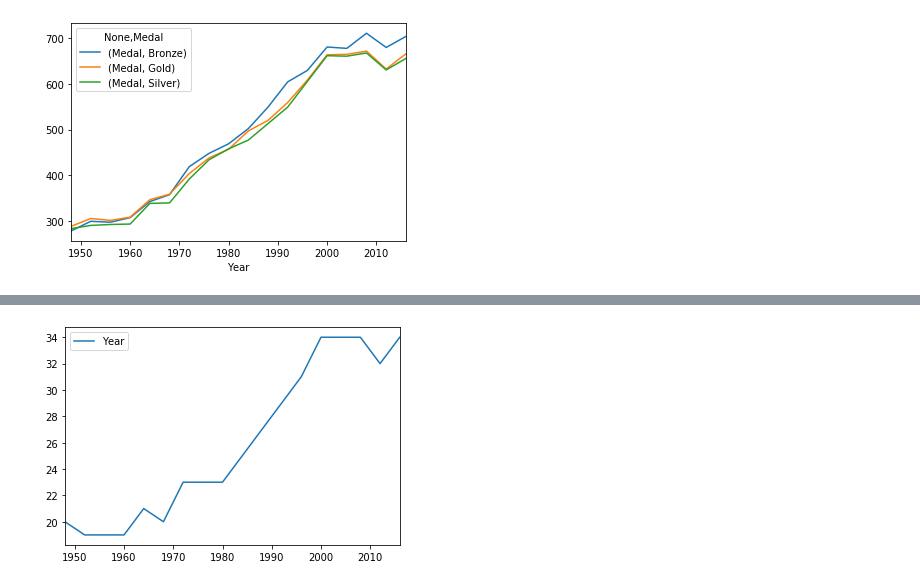
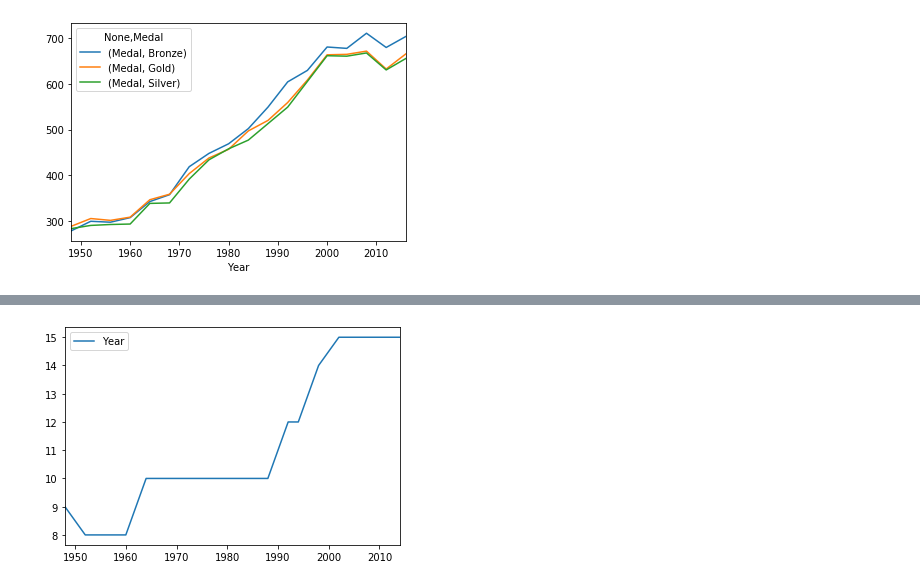
Before and after one commit to tysorensen/project1-group1, a Jupyter notebook: olympic_data.ipynb, the cells around one changed output, grey strips where cells are left out. Saved outputs shown, nothing was run; the diff lists cells and outputs as text; code cells hidden in the pictures.

Commit message:
medal count, gender, and growth of events per summer/winter games

```diff
--- a/olympic_data.ipynb
+++ b/olympic_data.ipynb
@@ -49,20 +95,29 @@ medal_lines = medal_count_df.plot.line()
 # %%
-grouped_year = summer_olympics.groupby(["Year"])
+# groupt the games by year
+grouped_year = winter_olympics.groupby(["Year"])
 grouped_year
 
+# group the previously grouped index by sport (year and sport)
 sport_count = grouped_year["Sport"].value_counts()
 sport_count
 
+# create a dataframe
 sport_count_df = pd.DataFrame(sport_count)
 sport_count_final = sport_count_df.rename(columns={"Sport": "Athlete Count"})
 
+# reset the index
 sport_count_per_year = sport_count_final.reset_index()
+sport_count_per_year
+# value count per sport to aggregate sports per year
+sport_count = sport_count_per_year["Year"].value_counts()
 
-sport_count = sport_count_per_year["Year"].value_counts()
+# create dataframe
 sport_count_df = pd.DataFrame(sport_count)
+
+# sort
 sport_count_sort = sport_count_df.sort_index()
 
+# plot line graph
 sport_line = sport_count_sort.plot.line()
-#lines_athletes = total_sport_df.plot.line()
 # %% [output]
-[figure, old version]
+[figure, new version]
```
Also changed, not shown: parts of 8 cells of this notebook.
